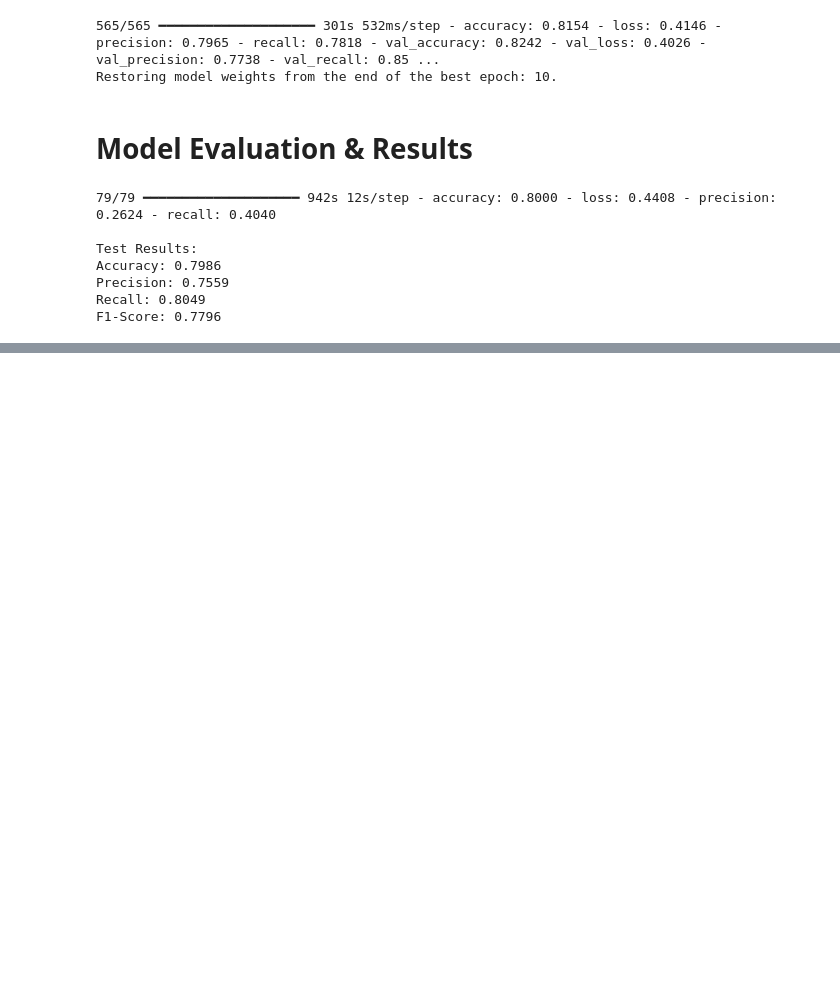
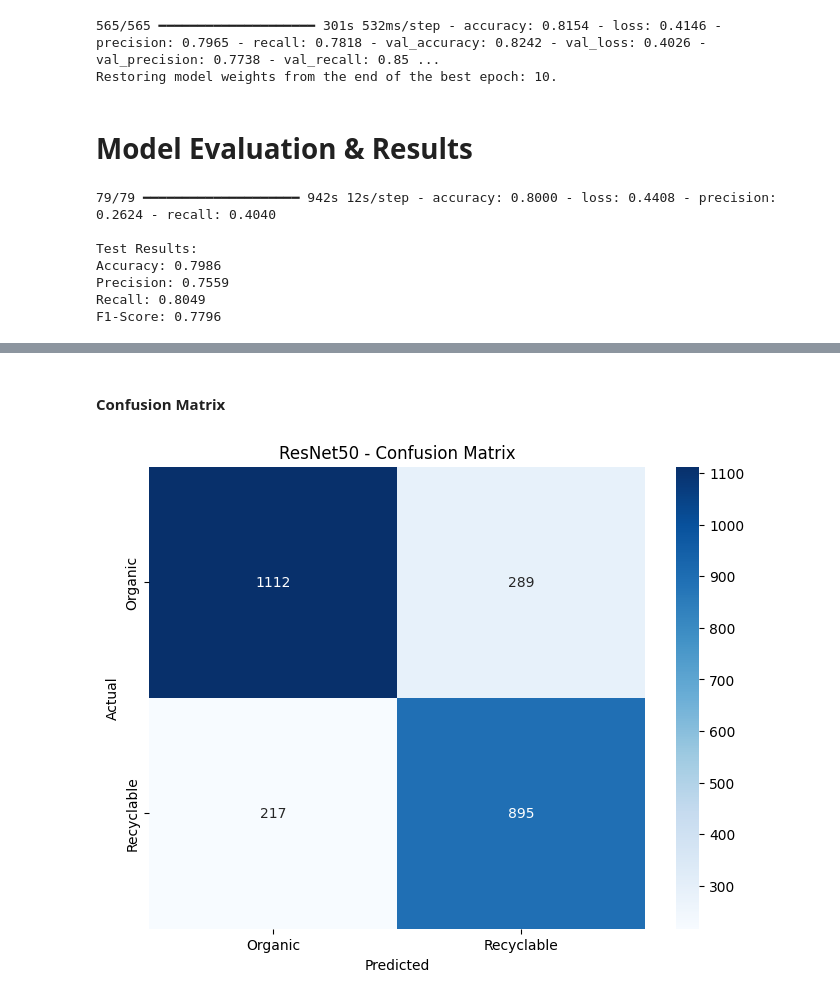
Before and after one commit to IT22283344/DL_Assignment, a Jupyter notebook: resnet50_waste_analysis.ipynb, the cells around one changed output, grey strips where cells are left out. Saved outputs shown, nothing was run; the diff lists cells and outputs as text; code cells hidden in the pictures; blank space fills up the shorter version.

```diff
--- a/resnet50_waste_analysis.ipynb
+++ b/resnet50_waste_analysis.ipynb
@@ -573,0 +576,4 @@ F1-Score: 0.7796
+# %%
+y_pred = model.predict(test_generator)
+y_pred_classes = (y_pred > 0.5).astype(int).flatten()
+y_true = test_generator.classes
@@ -573,0 +598,14 @@ F1-Score: 0.7796
+# %% [markdown]
+#### Confusion Matrix
+# %%
+cm = confusion_matrix(y_true, y_pred_classes)
+plt.figure(figsize=(8, 6))
+sns.heatmap(cm, annot=True, fmt='d', cmap='Blues',
+            xticklabels=['Organic', 'Recyclable'],
+            yticklabels=['Organic', 'Recyclable'])
+plt.title('ResNet50 - Confusion Matrix')
+plt.xlabel('Predicted')
+plt.ylabel('Actual')
+plt.show()
+# %% [output]
+[figure, added]
```
Also changed, not shown: parts of 4 cells of this notebook.
